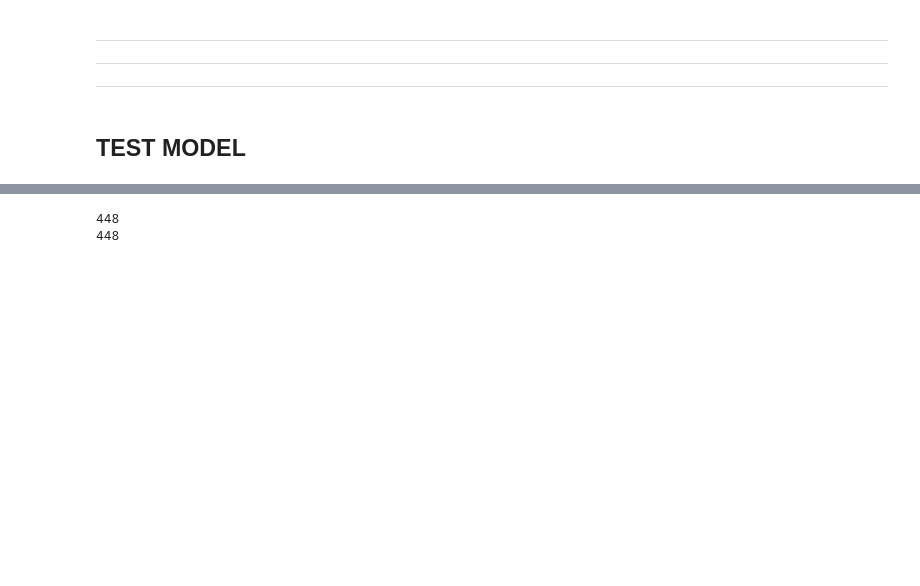
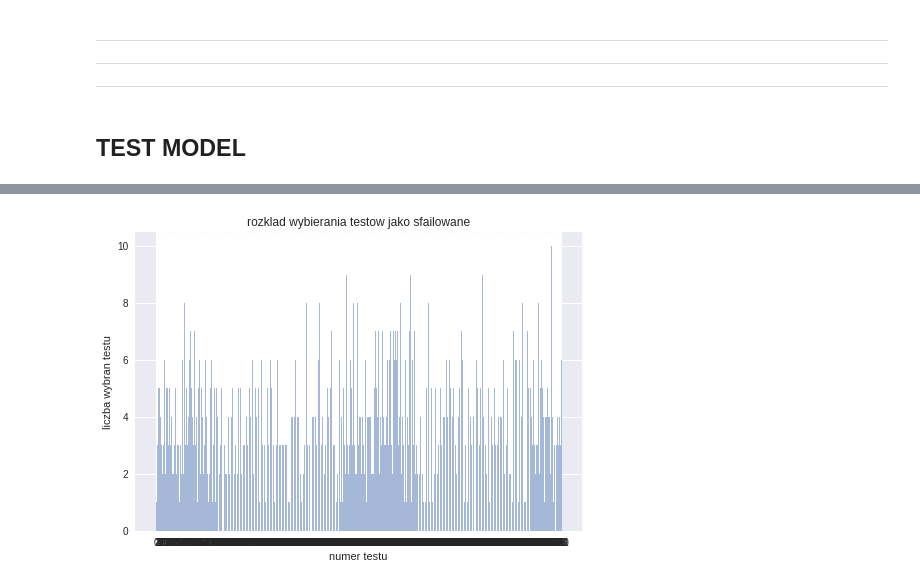
Before and after one commit to seraffin/FailOmen, a Jupyter notebook: Pola/Workspace_1_workingNN.ipynb, the cells around one changed output, grey strips where cells are left out. Drawn from its saved outputs; the diff is of its cells as text; code cells hidden in the pictures; blank space fills up the shorter version.

```diff
--- a/Pola/Workspace_1_workingNN.ipynb
+++ b/Pola/Workspace_1_workingNN.ipynb
@@ -285,38 +451,51 @@ xReduced, yReduced = returnFailedData(x, y, searchForFailed(y,withpassed_data=Tr
 # %%
-
-#choose one
-
 
 # predictions = model.predict(xTest)
 predictions = model.predict(xTest)
-print(len(predictions))
-print((len(predictions)))
+# print (predictions[0])
+# print(len(predictions))
+# print((len(predictions)))
-# %% [output]
-448
-448
 # %%
-def create_fake_predictions(quantity_oftests_to_choose, quantity_of_predictions):
+def create_fake_predictions(quantity_oftests_set_as_failed, quantity_of_predictions):
   import random
   quantity_of_predictions = len(quantity_of_predictions)
   random_matrix_pred = []
+  stats =  [0 for i in range(542)]
 
   for row_no in range(quantity_of_predictions):
     random_pred_list = [1 for i in range(542)]
-    random_indexes_list = [random.randint(0,541) for i in range(quantity_oftests_to_choose)] # todo usunac powtorzenia
-    print(random_indexes_list)
+    random_indexes_list = [random.randint(0,541) for i in range(quantity_oftests_set_as_failed)] # todo usunac powtorzenia
     for idx in random_indexes_list:
       random_pred_list[idx] = 0
+      stats[idx] = stats[idx] + 1
     random_matrix_pred.append(random_pred_list)
+
+# for new concept
+#   for row_no in range(quantity_of_predictions):
+#       random_pred_list = [1 for i in range(542)]
+#       random_indexes_list = random.randint(0,541) # todo usunac powtorzenia
+#       random_pred_list[random_indexes_list] = 0
+#       stats[random_indexes_list] = stats[random_indexes_list] + 1
+#       random_matrix_pred.append(random_pred_list)
+
+  y_pos = range(len(stats))
+  performance = stats
+
+  plt.bar(y_pos, performance, align='center', alpha=0.5)
+  plt.xticks(y_pos)
+  plt.ylabel('liczba wybran testu')
+  plt.xlabel('numer testu')
+  plt.title('rozklad wybierania testow jako sfailowane')
+  plt.show()
 
 
   random_matrix_pred = np.array(random_matrix_pred)
-
   return random_matrix_pred
 
 
-
-
 fake_predictions_matrix = create_fake_predictions(15,xTest)
+# %% [output]
+[figure, added]
 # %%
 #Distributions of argmins through all the predictions
 distribution_array = count_distribution(predictions)
```
Also changed, not shown: parts of 22 cells of this notebook.
